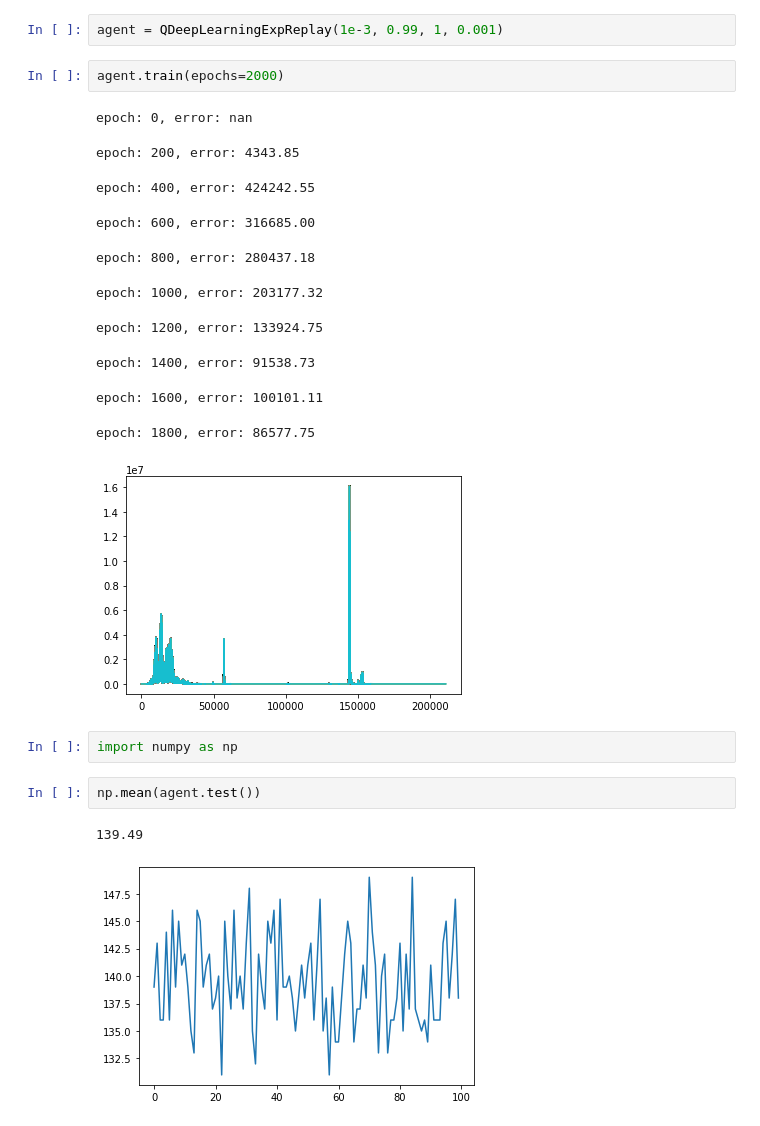
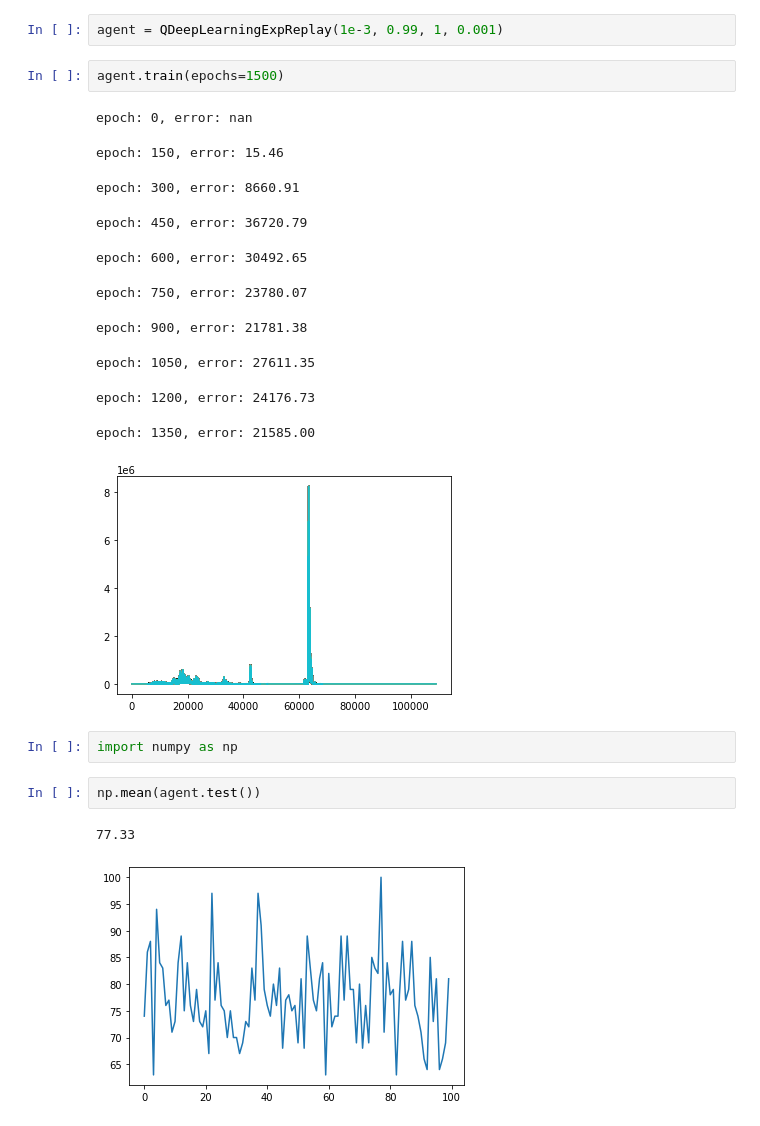
Before and after one commit to MaggiePN92/e-mds130-reinforcement-learning, a Jupyter notebook: assignment-2/2605_exp_replay.ipynb, the cells around one changed output. Saved outputs shown, nothing was run; the diff lists cells and outputs as text.

```diff
--- a/assignment-2/2605_exp_replay.ipynb
+++ b/assignment-2/2605_exp_replay.ipynb
@@ -3,23 +3,23 @@ from q_deep_learning_replay import QDeepLearningExpReplay
 # %%
 agent = QDeepLearningExpReplay(1e-3, 0.99, 1, 0.001)
 # %%
-agent.train(epochs=2000)
+agent.train(epochs=1500)
 # %% [output]
 epoch: 0, error: nan
-epoch: 200, error: 4343.85
+epoch: 150, error: 15.46
-epoch: 400, error: 424242.55
+epoch: 300, error: 8660.91
-epoch: 600, error: 316685.00
+epoch: 450, error: 36720.79
-epoch: 800, error: 280437.18
+epoch: 600, error: 30492.65
-epoch: 1000, error: 203177.32
+epoch: 750, error: 23780.07
-epoch: 1200, error: 133924.75
+epoch: 900, error: 21781.38
-epoch: 1400, error: 91538.73
+epoch: 1050, error: 27611.35
-epoch: 1600, error: 100101.11
+epoch: 1200, error: 24176.73
-epoch: 1800, error: 86577.75
+epoch: 1350, error: 21585.00
-[figure, old version]
+[figure, new version]
 # %%
 import numpy as np
 # %%
 np.mean(agent.test())
 # %% [output]
-139.49
+77.33
-[figure, old version]
+[figure, new version]
```
Also changed, not shown: 4 other files.
